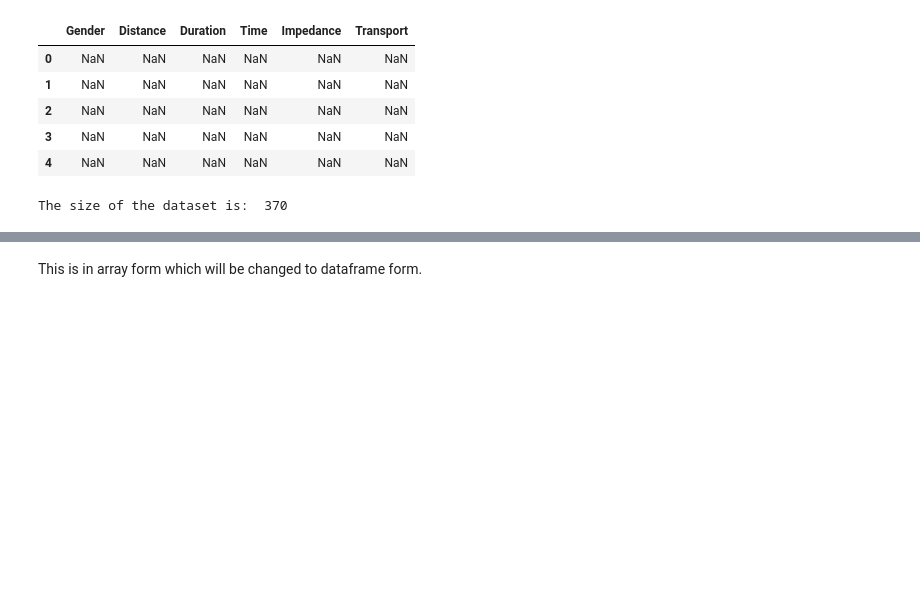
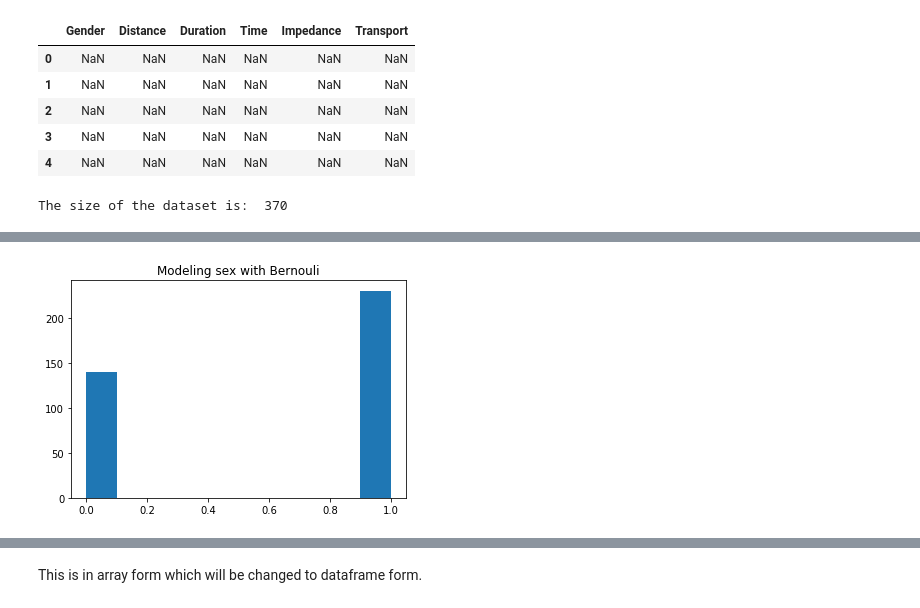
Before and after one commit to Osheah/commute-stress, a Jupyter notebook: commute-stress.ipynb, the cells around one changed output, grey strips where cells are left out. Cells and saved outputs as stored; diff of their text form; code cells hidden in the pictures; blank space fills up the shorter version.

```diff
--- a/commute-stress.ipynb
+++ b/commute-stress.ipynb
@@ -59,0 +106,3 @@ expand here
+# %%
+temp_gen = np.random.binomial(1, 217/size, size)
+temp_gen
@@ -59,0 +127,6 @@ expand here
+# %%
+plt.title('Modeling sex with Bernouli')
+plt.hist(temp_gen)
+plt.show()
+# %% [output]
+[figure, added]
```
Also changed, not shown: parts of 23 cells of this notebook, 3 other files.
